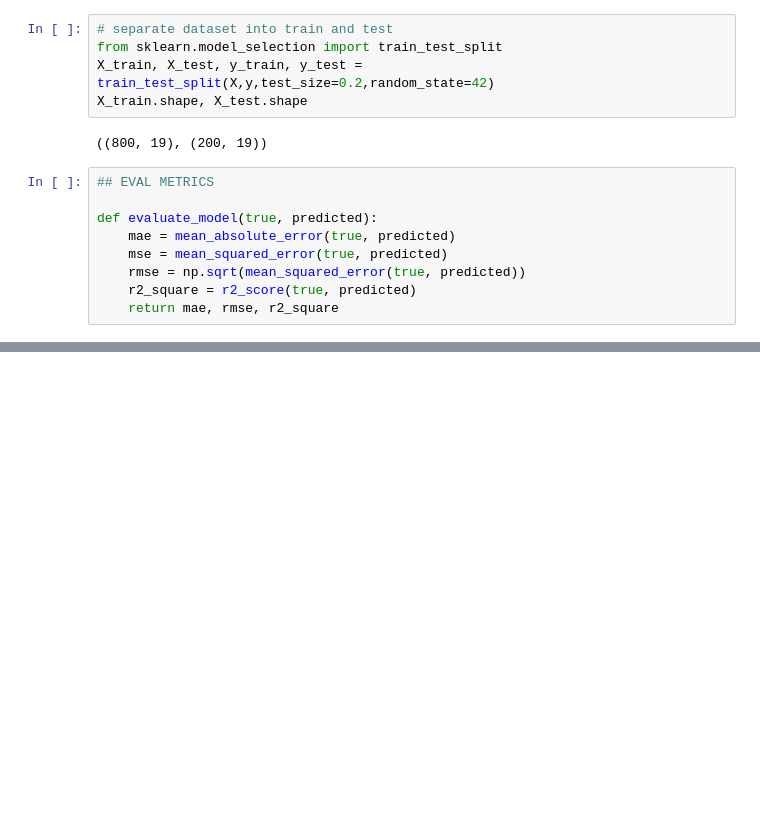
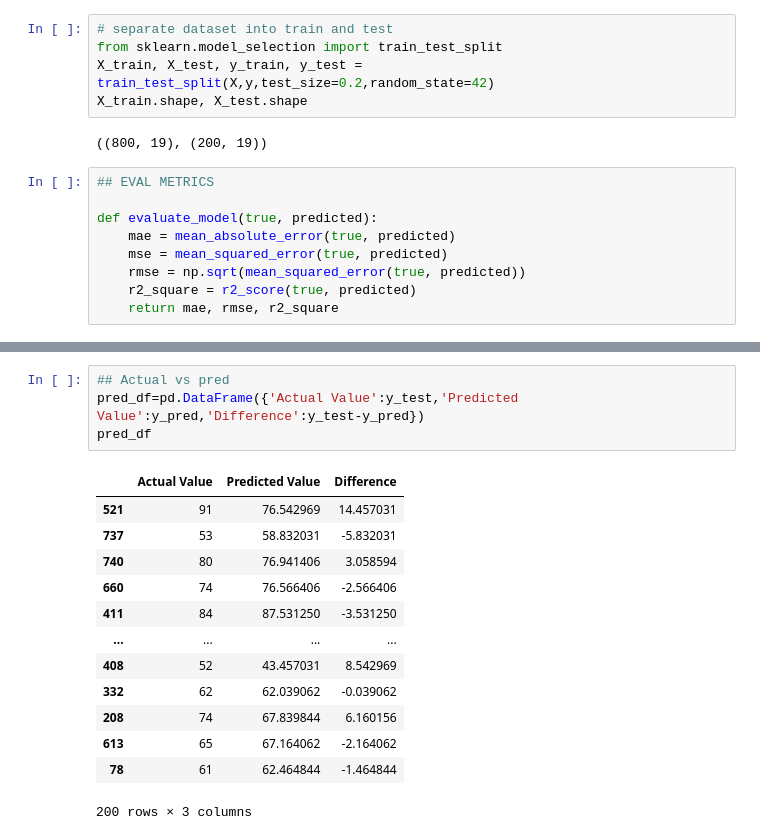
Before and after one commit to pulkittalwarmars/genericmlproject, a Jupyter notebook: src/notebook/model_trainer.ipynb, the cells around one changed output, grey strips where cells are left out. Saved outputs shown, nothing was run; the diff lists cells and outputs as text; blank space fills up the shorter version.

```diff
--- a/src/notebook/model_trainer.ipynb
+++ b/src/notebook/model_trainer.ipynb
@@ -127,0 +178,18 @@ for i in range(len(list(models))):
+# %%
+## Actual vs pred
+pred_df=pd.DataFrame({'Actual Value':y_test,'Predicted Value':y_pred,'Difference':y_test-y_pred})
+pred_df
+# %% [output]
+|  | Actual Value | Predicted Value | Difference |
+| 521 | 91 | 76.542969 | 14.457031 |
+| 737 | 53 | 58.832031 | -5.832031 |
+| 740 | 80 | 76.941406 | 3.058594 |
+| 660 | 74 | 76.566406 | -2.566406 |
+| 411 | 84 | 87.531250 | -3.531250 |
+| ... | ... | ... | ... |
+| 408 | 52 | 43.457031 | 8.542969 |
+| 332 | 62 | 62.039062 | -0.039062 |
+| 208 | 74 | 67.839844 | 6.160156 |
+| 613 | 65 | 67.164062 | -2.164062 |
+| 78 | 61 | 62.464844 | -1.464844 |
+200 rows × 3 columns
```
Also changed, not shown: parts of 5 cells of this notebook.
